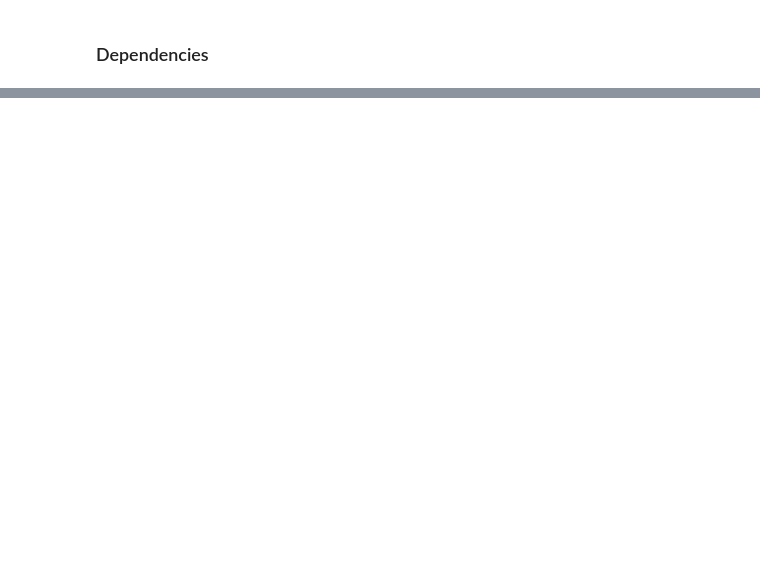
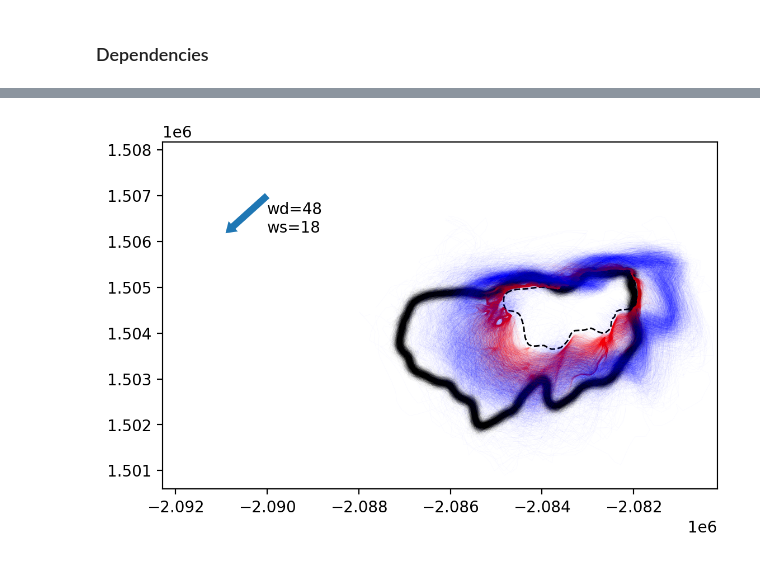
Before and after one commit to tolgacaglar/farsite-devAPI, a Jupyter notebook: src/EnKF Updates EDA (plots).ipynb, the cells around one changed output, grey strips where cells are left out. Saved outputs shown, nothing was run; the diff lists cells and outputs as text; code cells hidden in the pictures; blank space fills up the shorter version.

```diff
--- a/src/EnKF Updates EDA (plots).ipynb
+++ b/src/EnKF Updates EDA (plots).ipynb
@@ -149,0 +160,6 @@ gdfupdate = gdfignition[gdfignition['objectid'].str.contains('Update')]
+# %%
+fig, ax = plt.subplots(1,1, dpi=200)
+
+plot_ensemble_compare(data, 1, ax)
+# %% [output]
+[figure, added]
```
Also changed, not shown: parts of 23 cells of this notebook, 4 other files.
